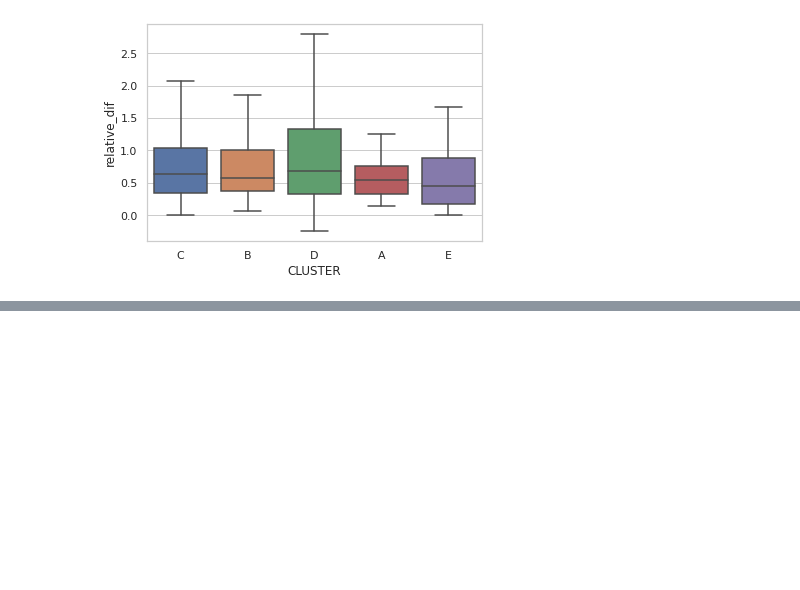
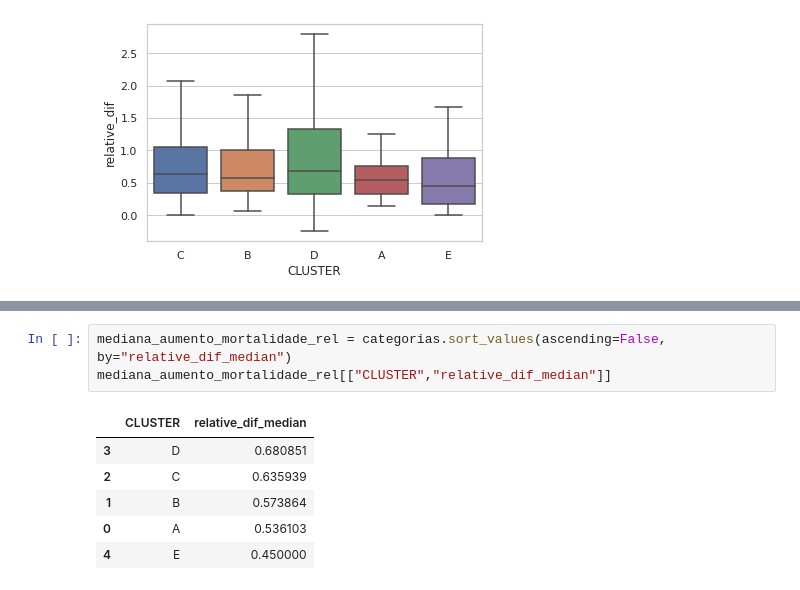
Before and after one commit to mirianbatista/covid-fatores, a Jupyter notebook: verao_covid.ipynb, the cells around one changed output, grey strips where cells are left out. Cells and saved outputs as stored; diff of their text form; blank space fills up the shorter version.

```diff
--- a/verao_covid.ipynb
+++ b/verao_covid.ipynb
@@ -135,0 +149,10 @@ ax = sns.boxplot(x="CLUSTER", y="dif", data=covid_tur_aumento_categorias, showfl
+# %%
+mediana_aumento_mortalidade_rel = categorias.sort_values(ascending=False, by="relative_dif_median")
+mediana_aumento_mortalidade_rel[["CLUSTER","relative_dif_median"]]
+# %% [output]
+|  | CLUSTER | relative_dif_median |
+| 3 | D | 0.680851 |
+| 2 | C | 0.635939 |
+| 1 | B | 0.573864 |
+| 0 | A | 0.536103 |
+| 4 | E | 0.450000 |
```
Also changed, not shown: parts of 10 cells of this notebook.
